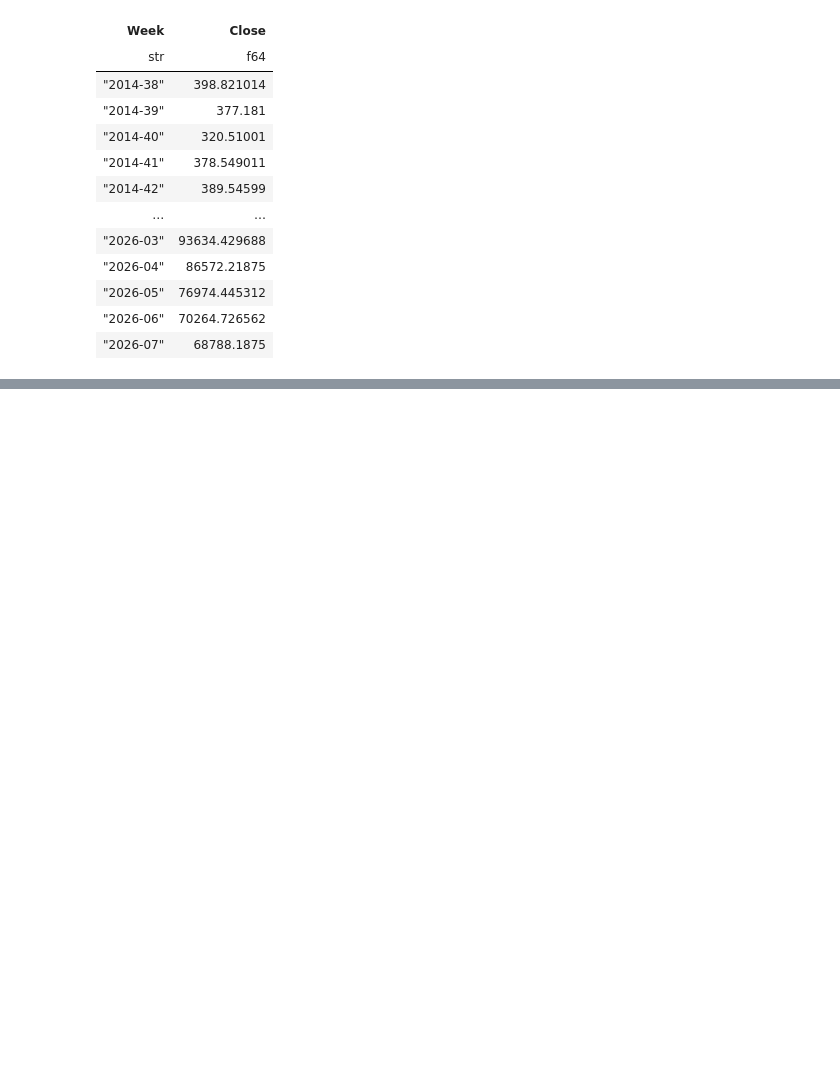
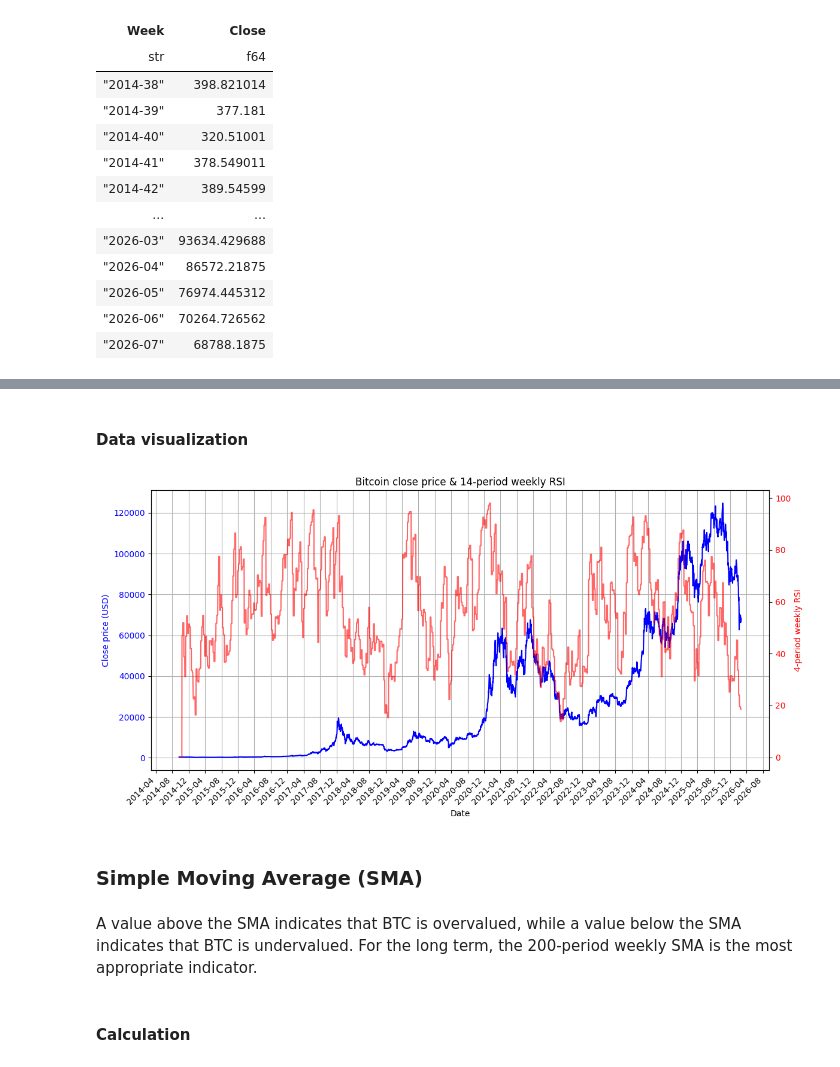
Before and after one commit to sunblade02/ml-btc, a Jupyter notebook: ML-BTC.ipynb, the cells around one changed output, grey strips where cells are left out. Cells and saved outputs as stored; diff of their text form; code cells hidden in the pictures; blank space fills up the shorter version.

Commit message:
RSI and SMA calculations

```diff
--- a/ML-BTC.ipynb
+++ b/ML-BTC.ipynb
@@ -395,0 +503,4 @@ For the long term, the weekly RSI is the most appropriate indicator.
+# %%
+df_rsi = df_rsi.select(["Week", "14-period weekly RSI"])
+df = df.join(df_rsi, on="Week", how="inner")
+df
@@ -395,0 +522,44 @@ For the long term, the weekly RSI is the most appropriate indicator.
+# %% [markdown]
+#### Data visualization
+# %%
+
+df_tmp = df.clone()
+df_tmp = df_tmp.with_columns(
+    pl.col("Date").str.strptime(pl.Datetime, format="%Y-%m-%d")
+)
+
+df_tmp = df_tmp.select(["Date", "Close", "14-period weekly RSI"]).to_pandas()
+
+fig, ax1 = pyplot.subplots(figsize=(12,6))
+
+# close price
+ax1.plot(df_tmp["Date"], df_tmp["Close"], color="blue", label="BTC close price")
+ax1.set_xlabel("Date")
+ax1.set_ylabel("Close price (USD)", color="blue")
+ax1.tick_params(axis='y', labelcolor="blue")
+ax1.grid(True)
+
+# 14-period weekly RSI
+ax2 = ax1.twinx()
+ax2.plot(df_tmp["Date"], df_tmp["14-period weekly RSI"], color="red", label="14-period weekly RSI", alpha=0.6)
+ax2.set_ylabel("4-period weekly RSI", color="red")
+ax2.tick_params(axis='y', labelcolor="red")
+
+ax1.xaxis.set_major_locator(dates.MonthLocator(interval=4))
+ax1.xaxis.set_major_formatter(dates.DateFormatter('%Y-%m'))
+for label in ax1.get_xticklabels():
+    label.set_rotation(45)
+    label.set_horizontalalignment('right')
+
+pyplot.title("Bitcoin close price & 14-period weekly RSI")
+pyplot.tight_layout()
+pyplot.show()
+# %% [output]
+[figure, added]
+# %% [markdown]
+### Simple Moving Average (SMA)
+# %% [markdown]
+A value above the SMA indicates that BTC is overvalued, while a value below the SMA indicates that BTC is undervalued.
+For the long term, the 200-period weekly SMA is the most appropriate indicator.
+# %% [markdown]
+#### Calculation
```
Also changed, not shown: parts of 20 cells of this notebook, 1 other file.
